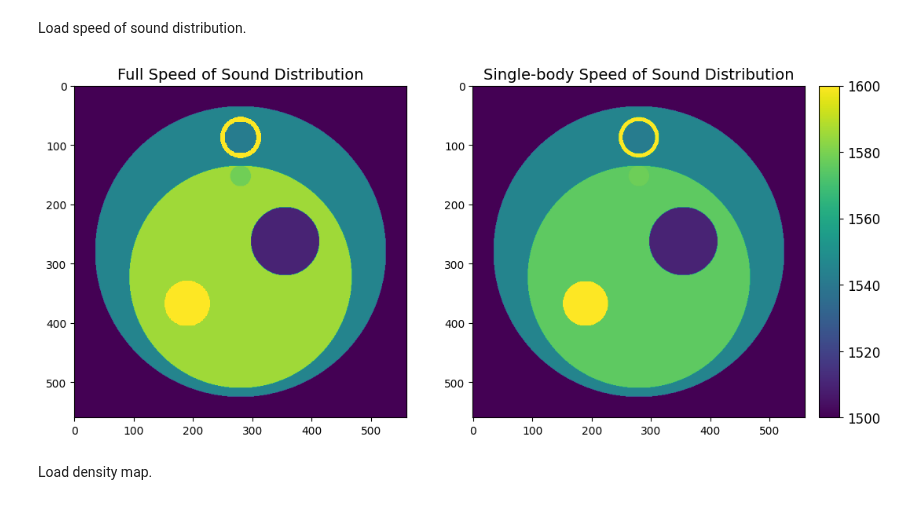
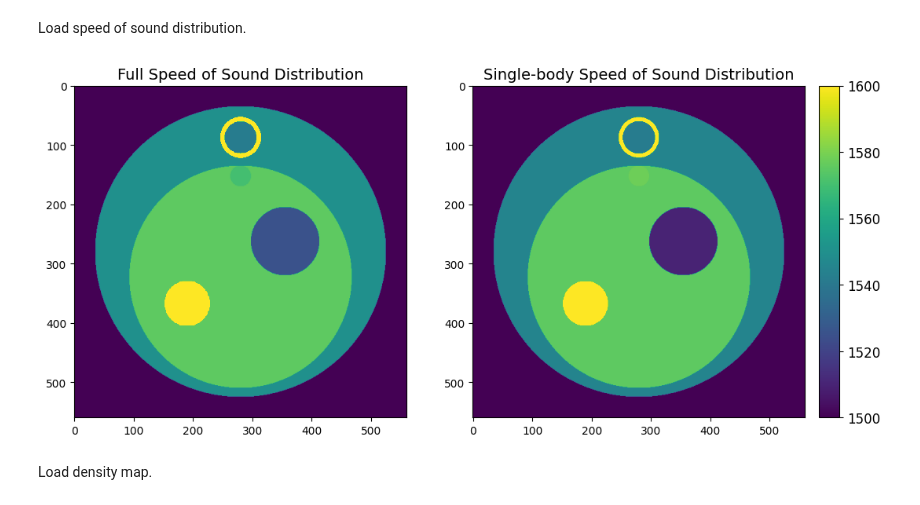
Before and after one commit to Lukeli0425/Coord-SoS-PACT, a Jupyter notebook: notebooks/simulation.ipynb, the cells around one changed output. Saved outputs shown, nothing was run; the diff lists cells and outputs as text; code cells hidden in the pictures.

```diff
--- a/notebooks/simulation.ipynb
+++ b/notebooks/simulation.ipynb
@@ -61,25 +61,25 @@ kgrid = kWaveGrid([Nx, Ny], [dx, dy])
 # %% [markdown]
 Load speed of sound distribution.
 # %%
-SoS = load_mat(os.path.join(data_path, 'SoS.mat'))
+SoS = load_mat(os.path.join(data_path, 'SoS_error.mat'))
 SoS_SB = load_mat(os.path.join(data_path, 'SoS_easy.mat'))
 
 fig = plt.figure(figsize=(12, 6))
 norm = Normalize(vmax=1600, vmin=1500)
 ax = plt.subplot(1,2,1)
 plt.title('Full Speed of Sound Distribution', fontsize=14)
 plt.imshow(SoS, norm=norm)
 
 ax = plt.subplot(1,2,2)
 plt.title('Single-body Speed of Sound Distribution', fontsize=14)
 plt.imshow(SoS_SB, norm=norm)
 cax = fig.add_axes([ax.get_position().x1+0.015, ax.get_position().y0, 0.022, ax.get_position().height])
 cb = plt.colorbar(cax=cax, norm=norm)
 cb.ax.tick_params(labelsize=13)
 cb.ax.set_yticks([1500, 1520, 1540, 1560, 1580, 1600])
 plt.tick_params(labelsize=12)
 # %% [output]
-[figure, old version]
+[figure, new version]
 # %% [markdown]
 Load density map.
 # %%
```
Also changed, not shown: parts of 6 cells of this notebook, 27 other files.
